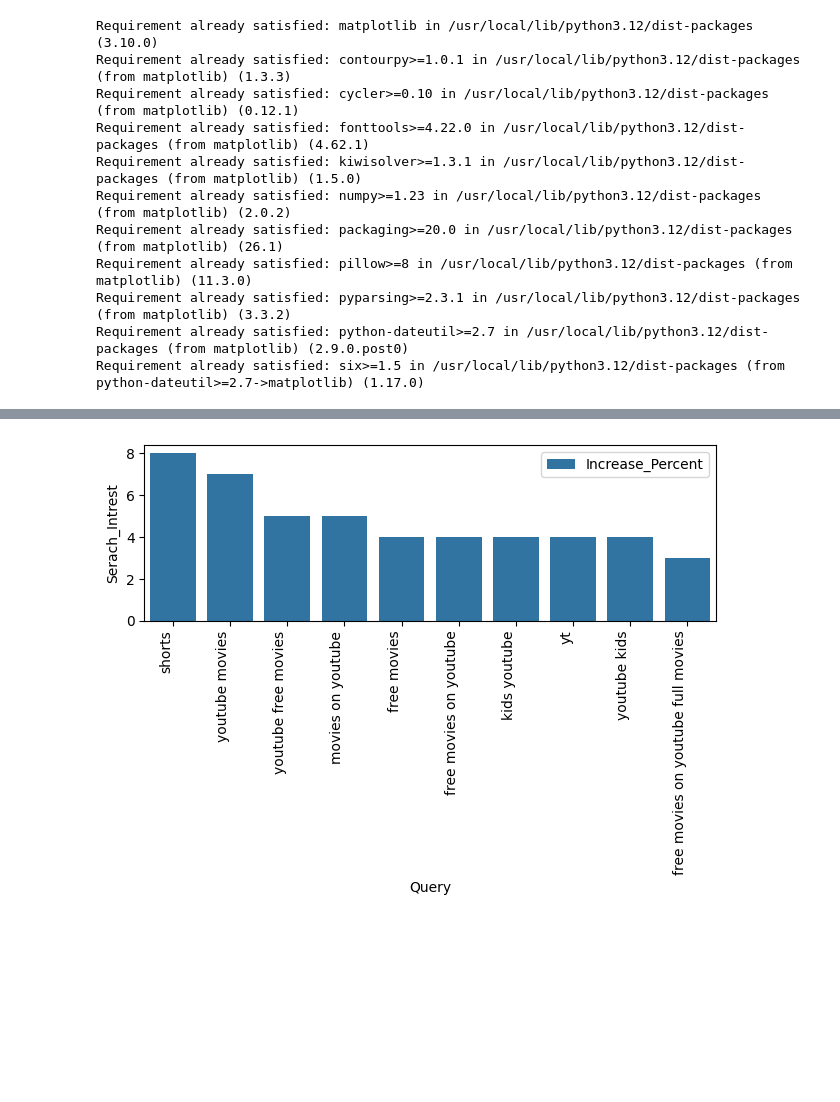
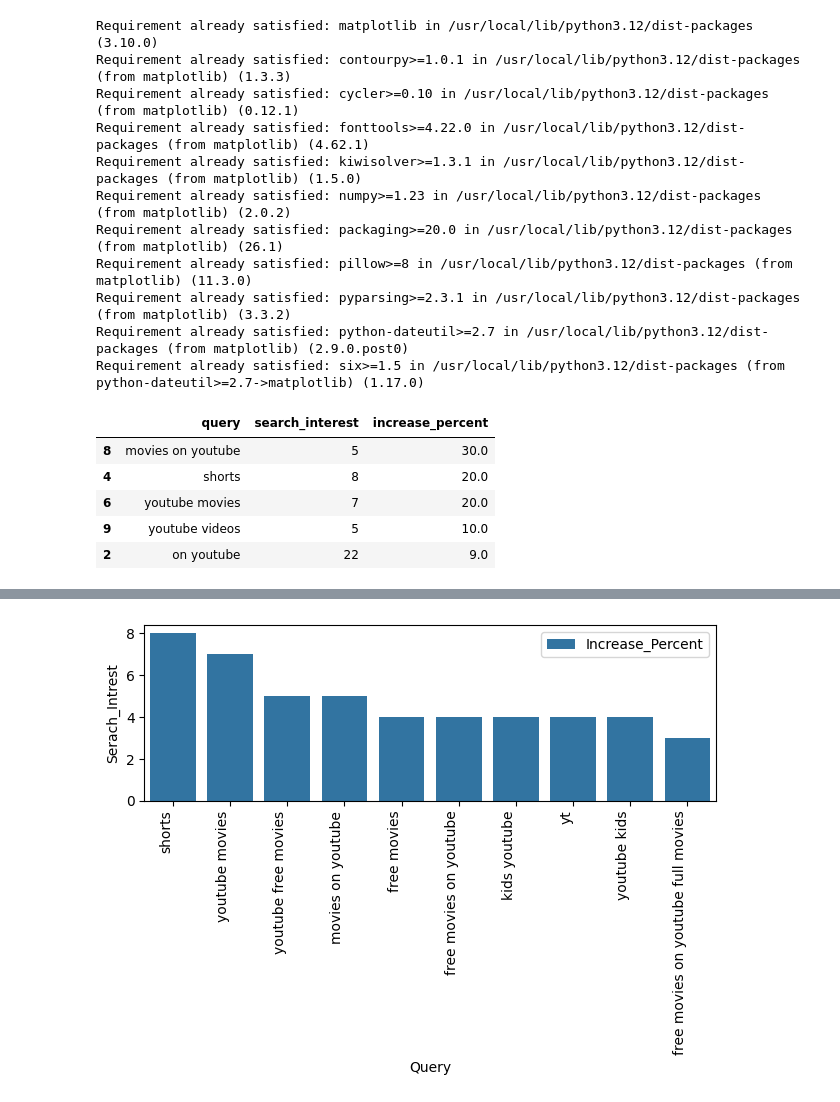
Before and after one commit to Priya9823/Dublin-Airbnb-Market-Analysis, a Jupyter notebook: youtube.ipynb, the cells around one changed output, grey strips where cells are left out. Cells and saved outputs as stored; diff of their text form; code cells hidden in the pictures; blank space fills up the shorter version.

```diff
--- a/youtube.ipynb
+++ b/youtube.ipynb
@@ -145,5 +145,16 @@ Requirement already satisfied: pillow>=8 in /usr/local/lib/python3.12/dist-packa
 Requirement already satisfied: pyparsing>=2.3.1 in /usr/local/lib/python3.12/dist-packages (from matplotlib) (3.3.2)
 Requirement already satisfied: python-dateutil>=2.7 in /usr/local/lib/python3.12/dist-packages (from matplotlib) (2.9.0.post0)
 Requirement already satisfied: six>=1.5 in /usr/local/lib/python3.12/dist-packages (from python-dateutil>=2.7->matplotlib) (1.17.0)
+# %%
+top_50['increase_percent'] = top_50['increase_percent'].str.replace('%', '').astype(float)
+top_50 = top_50.sort_values('increase_percent', ascending= False)
+top_50.head()
+# %% [output]
+|  | query | search_interest | increase_percent |
+| 8 | movies on youtube | 5 | 30.0 |
+| 4 | shorts | 8 | 20.0 |
+| 6 | youtube movies | 7 | 20.0 |
+| 9 | youtube videos | 5 | 10.0 |
+| 2 | on youtube | 22 | 9.0 |
 # %%
 !pip install seaborn
```
Also changed, not shown: parts of 3 cells of this notebook.
